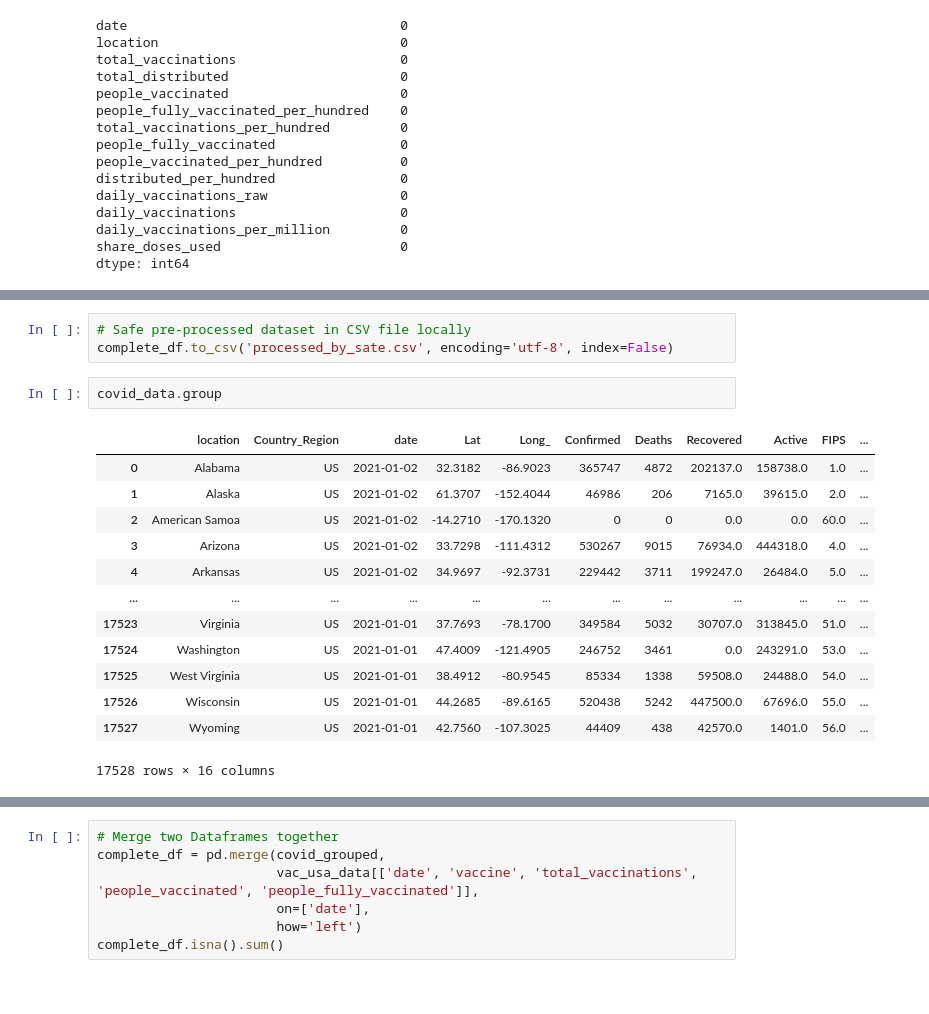
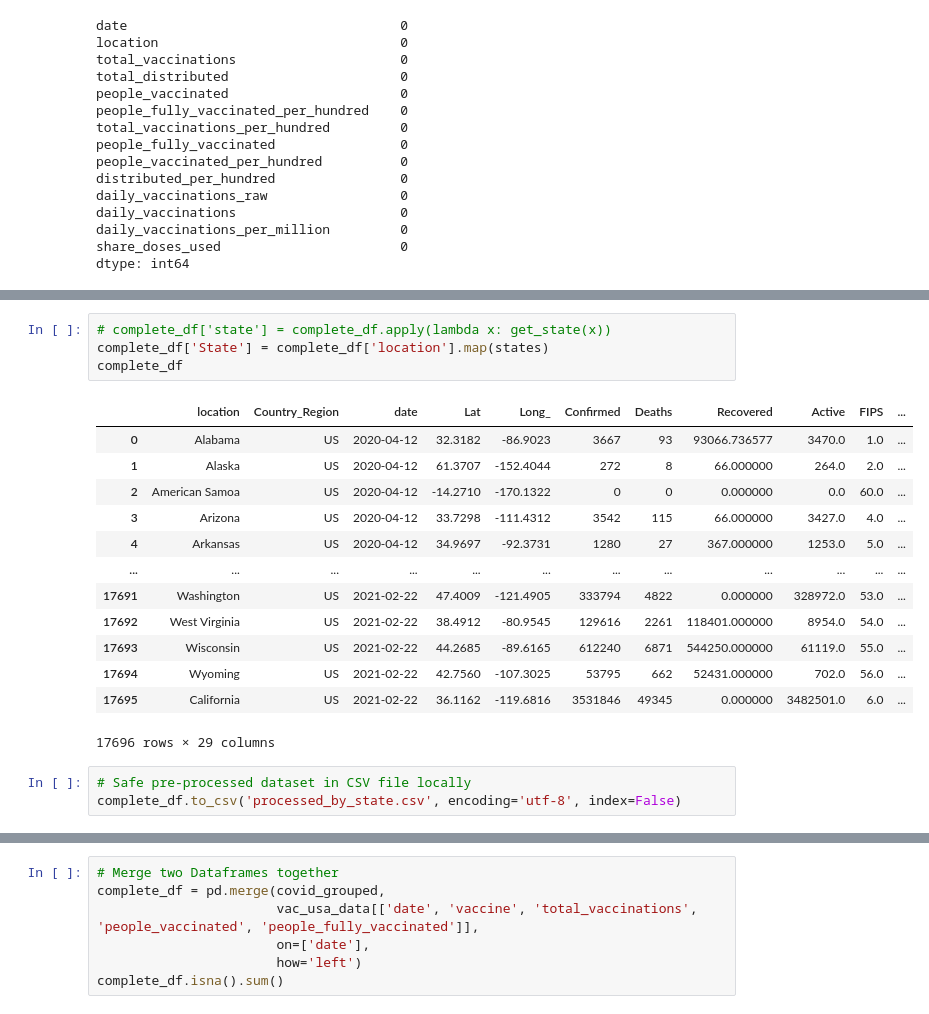
Before and after one commit to DSNortsev/CSE696-CECS_PROJECT, a Jupyter notebook: CSE_Project.ipynb, the cells around one changed output, grey strips where cells are left out. Saved outputs shown, nothing was run; the diff lists cells and outputs as text.

```diff
--- a/CSE_Project.ipynb
+++ b/CSE_Project.ipynb
@@ -623,22 +695,24 @@ complete_df[complete_df['location'] == 'Wyoming'].iloc[-50:]
+# %%
+# complete_df['state'] = complete_df.apply(lambda x: get_state(x))
+complete_df['State'] = complete_df['location'].map(states)
+complete_df
+# %% [output]
+|  | location | Country_Region | date | Lat | Long_ | Confirmed | Deaths | Recovered | Active | FIPS | ... |
+| 0 | Alabama | US | 2020-04-12 | 32.3182 | -86.9023 | 3667 | 93 | 93066.736577 | 3470.0 | 1.0 | ... |
+| 1 | Alaska | US | 2020-04-12 | 61.3707 | -152.4044 | 272 | 8 | 66.000000 | 264.0 | 2.0 | ... |
+| 2 | American Samoa | US | 2020-04-12 | -14.2710 | -170.1322 | 0 | 0 | 0.000000 | 0.0 | 60.0 | ... |
+| 3 | Arizona | US | 2020-04-12 | 33.7298 | -111.4312 | 3542 | 115 | 66.000000 | 3427.0 | 4.0 | ... |
+| 4 | Arkansas | US | 2020-04-12 | 34.9697 | -92.3731 | 1280 | 27 | 367.000000 | 1253.0 | 5.0 | ... |
+| ... | ... | ... | ... | ... | ... | ... | ... | ... | ... | ... | ... |
+| 17691 | Washington | US | 2021-02-22 | 47.4009 | -121.4905 | 333794 | 4822 | 0.000000 | 328972.0 | 53.0 | ... |
+| 17692 | West Virginia | US | 2021-02-22 | 38.4912 | -80.9545 | 129616 | 2261 | 118401.000000 | 8954.0 | 54.0 | ... |
+| 17693 | Wisconsin | US | 2021-02-22 | 44.2685 | -89.6165 | 612240 | 6871 | 544250.000000 | 61119.0 | 55.0 | ... |
+| 17694 | Wyoming | US | 2021-02-22 | 42.7560 | -107.3025 | 53795 | 662 | 52431.000000 | 702.0 | 56.0 | ... |
+| 17695 | California | US | 2021-02-22 | 36.1162 | -119.6816 | 3531846 | 49345 | 0.000000 | 3482501.0 | 6.0 | ... |
+17696 rows × 29 columns
 # %%
 # Safe pre-processed dataset in CSV file locally
-complete_df.to_csv('processed_by_sate.csv', encoding='utf-8', index=False)
+complete_df.to_csv('processed_by_state.csv', encoding='utf-8', index=False)
-# %%
-covid_data.group
-# %% [output]
-|  | location | Country_Region | date | Lat | Long_ | Confirmed | Deaths | Recovered | Active | FIPS | ... |
-| 0 | Alabama | US | 2021-01-02 | 32.3182 | -86.9023 | 365747 | 4872 | 202137.0 | 158738.0 | 1.0 | ... |
-| 1 | Alaska | US | 2021-01-02 | 61.3707 | -152.4044 | 46986 | 206 | 7165.0 | 39615.0 | 2.0 | ... |
-| 2 | American Samoa | US | 2021-01-02 | -14.2710 | -170.1320 | 0 | 0 | 0.0 | 0.0 | 60.0 | ... |
-| 3 | Arizona | US | 2021-01-02 | 33.7298 | -111.4312 | 530267 | 9015 | 76934.0 | 444318.0 | 4.0 | ... |
-| 4 | Arkansas | US | 2021-01-02 | 34.9697 | -92.3731 | 229442 | 3711 | 199247.0 | 26484.0 | 5.0 | ... |
-| ... | ... | ... | ... | ... | ... | ... | ... | ... | ... | ... | ... |
-| 17523 | Virginia | US | 2021-01-01 | 37.7693 | -78.1700 | 349584 | 5032 | 30707.0 | 313845.0 | 51.0 | ... |
-| 17524 | Washington | US | 2021-01-01 | 47.4009 | -121.4905 | 246752 | 3461 | 0.0 | 243291.0 | 53.0 | ... |
-| 17525 | West Virginia | US | 2021-01-01 | 38.4912 | -80.9545 | 85334 | 1338 | 59508.0 | 24488.0 | 54.0 | ... |
-| 17526 | Wisconsin | US | 2021-01-01 | 44.2685 | -89.6165 | 520438 | 5242 | 447500.0 | 67696.0 | 55.0 | ... |
-| 17527 | Wyoming | US | 2021-01-01 | 42.7560 | -107.3025 | 44409 | 438 | 42570.0 | 1401.0 | 56.0 | ... |
-17528 rows × 16 columns
 # %%
 covid_grouped = covid_data.groupby('date', as_index=False).agg({
                           'Confirmed': np.sum,
```
Also changed, not shown: parts of 121 cells of this notebook.
